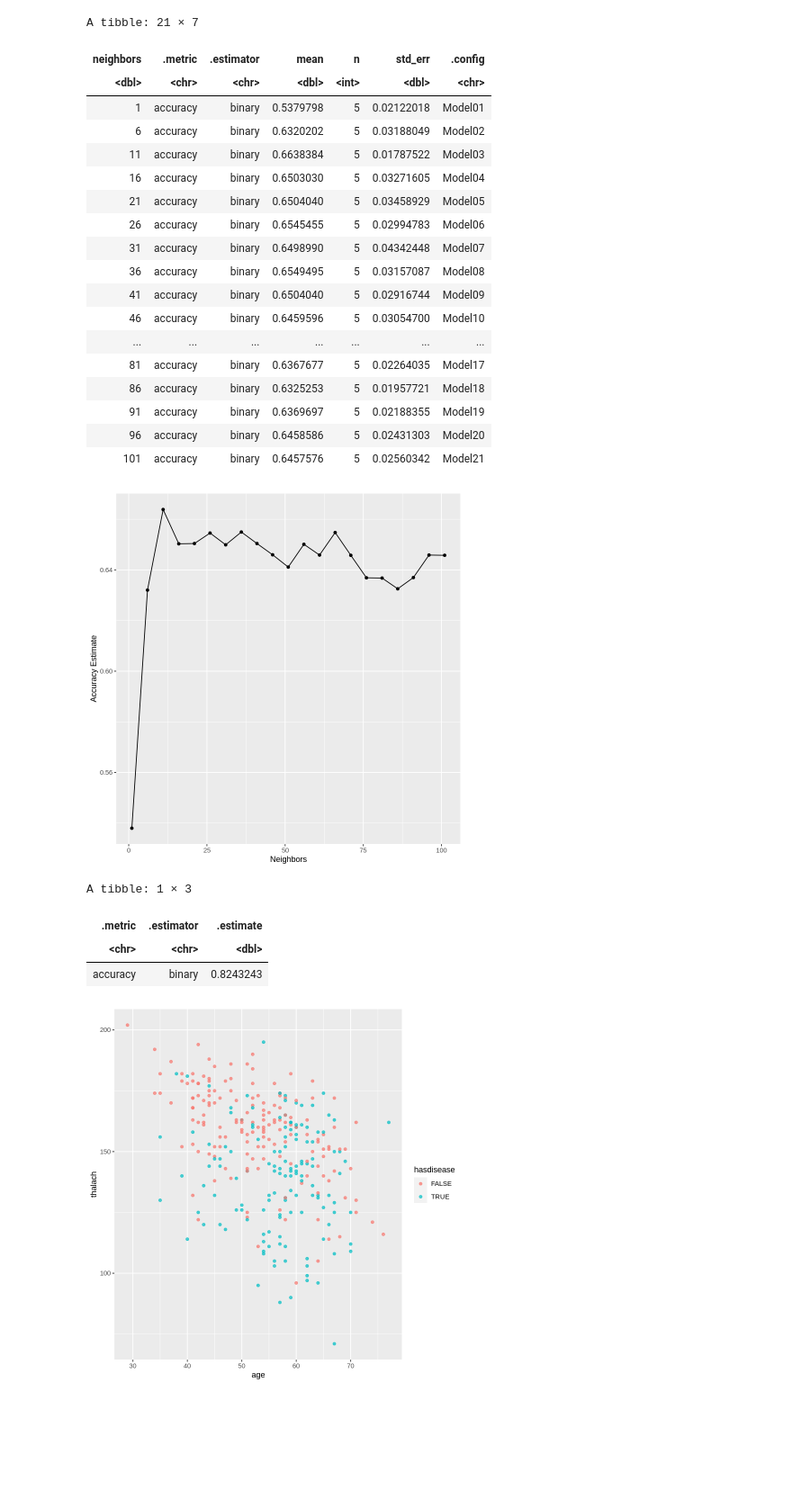
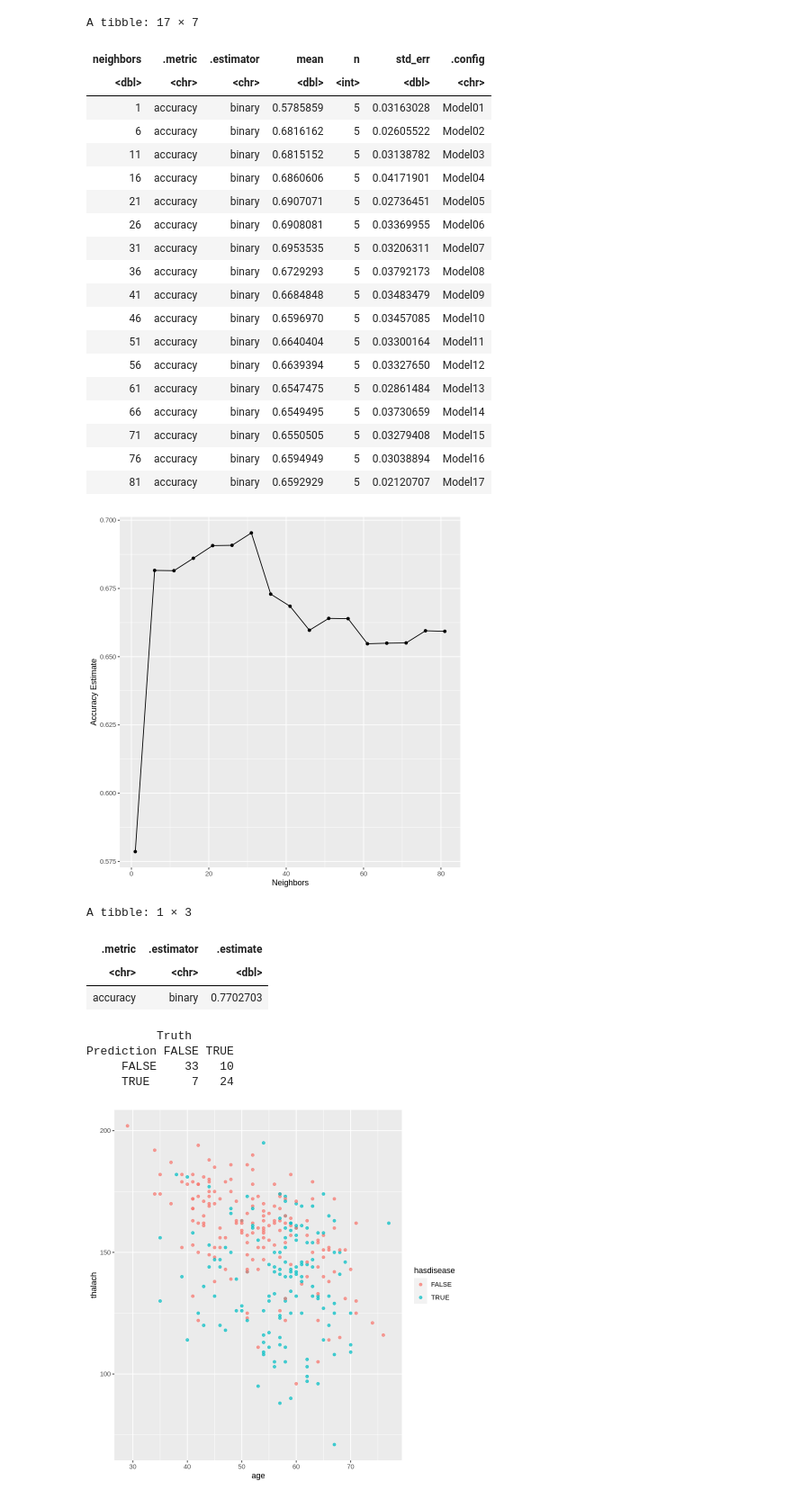
Before and after one commit to aliceterada/DSCI-Project, a Jupyter notebook: Project_Draft.ipynb, the cells around one changed output. Shown at 90% size. Drawn from its saved outputs; the diff is of its cells as text; code cells hidden in the pictures; blank space fills up the shorter version.

```diff
--- a/Project_Draft.ipynb
+++ b/Project_Draft.ipynb
@@ -6,7 +6,7 @@ library(dplyr)
 library(ggplot2)
 library(GGally)
 # %%
-seed <- 153
+seed <- 221
 
 set.seed(seed)
 cleveland_data <- read_csv("https://archive.ics.uci.edu/ml/machine-learning-databases/heart-disease/processed.cleveland.data", col_names = FALSE) %>%
@@ -72,56 +72,57 @@ A tibble: 223 × 15
 # %%
 set.seed(seed)
 
 vfold <- vfold_cv(heart_disease_train, v = 5, strata = hasdisease)
 
 heart_disease_recipe <- recipe(hasdisease ~ age + thalach, data = heart_disease_train) %>%
     step_center(all_predictors()) %>%
     step_scale(all_predictors())
 
 knn_tune <- nearest_neighbor(weight_func = "rectangular", neighbors = tune()) %>%
     set_engine("kknn") %>%
     set_mode("classification")
 
 knn_results <- workflow() %>%
     add_recipe(heart_disease_recipe) %>%
     add_model(knn_tune) %>%
-    tune_grid(resamples = vfold, grid = tibble(neighbors = seq(from = 1, to = 101, by = 5))) %>%
+    tune_grid(resamples = vfold, grid = tibble(neighbors = seq(from = 1, to = 81, by = 5))) %>%
     collect_metrics()
 
 accuracies <- knn_results %>%
     filter(.metric == "accuracy")
 accuracies
 
 accuracy_vs_k <- ggplot(accuracies, aes(x = neighbors, y = mean)) +
     geom_point() +
     geom_line() +
     labs(x = "Neighbors", y = "Accuracy Estimate")
 accuracy_vs_k
 # %% [output]
-A tibble: 21 × 7
+A tibble: 17 × 7
 | neighbors | .metric | .estimator | mean | n | std_err | .config |
 | <dbl> | <chr> | <chr> | <dbl> | <int> | <dbl> | <chr> |
-| 1 | accuracy | binary | 0.5379798 | 5 | 0.02122018 | Model01 |
-| 6 | accuracy | binary | 0.6320202 | 5 | 0.03188049 | Model02 |
-| 11 | accuracy | binary | 0.6638384 | 5 | 0.01787522 | Model03 |
-| 16 | accuracy | binary | 0.6503030 | 5 | 0.03271605 | Model04 |
-| 21 | accuracy | binary | 0.6504040 | 5 | 0.03458929 | Model05 |
-| 26 | accuracy | binary | 0.6545455 | 5 | 0.02994783 | Model06 |
-| 31 | accuracy | binary | 0.6498990 | 5 | 0.04342448 | Model07 |
-| 36 | accuracy | binary | 0.6549495 | 5 | 0.03157087 | Model08 |
-| 41 | accuracy | binary | 0.6504040 | 5 | 0.02916744 | Model09 |
-| 46 | accuracy | binary | 0.6459596 | 5 | 0.03054700 | Model10 |
-| ... | ... | ... | ... | ... | ... | ... |
-| 81 | accuracy | binary | 0.6367677 | 5 | 0.02264035 | Model17 |
-| 86 | accuracy | binary | 0.6325253 | 5 | 0.01957721 | Model18 |
-| 91 | accuracy | binary | 0.6369697 | 5 | 0.02188355 | Model19 |
-| 96 | accuracy | binary | 0.6458586 | 5 | 0.02431303 | Model20 |
-| 101 | accuracy | binary | 0.6457576 | 5 | 0.02560342 | Model21 |
+| 1 | accuracy | binary | 0.5785859 | 5 | 0.03163028 | Model01 |
+| 6 | accuracy | binary | 0.6816162 | 5 | 0.02605522 | Model02 |
+| 11 | accuracy | binary | 0.6815152 | 5 | 0.03138782 | Model03 |
+| 16 | accuracy | binary | 0.6860606 | 5 | 0.04171901 | Model04 |
+| 21 | accuracy | binary | 0.6907071 | 5 | 0.02736451 | Model05 |
+| 26 | accuracy | binary | 0.6908081 | 5 | 0.03369955 | Model06 |
+| 31 | accuracy | binary | 0.6953535 | 5 | 0.03206311 | Model07 |
+| 36 | accuracy | binary | 0.6729293 | 5 | 0.03792173 | Model08 |
+| 41 | accuracy | binary | 0.6684848 | 5 | 0.03483479 | Model09 |
+| 46 | accuracy | binary | 0.6596970 | 5 | 0.03457085 | Model10 |
+| 51 | accuracy | binary | 0.6640404 | 5 | 0.03300164 | Model11 |
+| 56 | accuracy | binary | 0.6639394 | 5 | 0.03327650 | Model12 |
+| 61 | accuracy | binary | 0.6547475 | 5 | 0.02861484 | Model13 |
+| 66 | accuracy | binary | 0.6549495 | 5 | 0.03730659 | Model14 |
+| 71 | accuracy | binary | 0.6550505 | 5 | 0.03279408 | Model15 |
+| 76 | accuracy | binary | 0.6594949 | 5 | 0.03038894 | Model16 |
+| 81 | accuracy | binary | 0.6592929 | 5 | 0.02120707 | Model17 |
-[figure, old version]
+[figure, new version]
 # %%
 set.seed(seed)
 
-knn_spec <- nearest_neighbor(weight_func = "rectangular", neighbors = 21) %>%
+knn_spec <- nearest_neighbor(weight_func = "rectangular", neighbors = 25) %>%
     set_engine("kknn") %>%
     set_mode("classification")
 
@@ -130,16 +131,26 @@ knn_fit <- workflow() %>%
     add_model(knn_spec) %>%
     fit(data = heart_disease_train)
 
-cancer_test_predictions <- predict(knn_fit, heart_disease_test) %>%
-    bind_cols(heart_disease_test) %>%
+heart_disease_test_predictions <- predict(knn_fit, heart_disease_test) %>%
+    bind_cols(heart_disease_test)
+
+heart_disease_test_accuracy <- heart_disease_test_predictions %>%
     metrics(truth = hasdisease, estimate = .pred_class) %>%
     filter(.metric == "accuracy")
-cancer_test_predictions
+heart_disease_test_accuracy
 # %% [output]
 A tibble: 1 × 3
 | .metric | .estimator | .estimate |
 | <chr> | <chr> | <dbl> |
-| accuracy | binary | 0.8243243 |
+| accuracy | binary | 0.7702703 |
+# %%
+heart_disease_test_predictions %>%
+    conf_mat(truth = hasdisease, estimate = .pred_class)
+# %% [output]
+          Truth
+Prediction FALSE TRUE
+     FALSE    33   10
+     TRUE      7   24
 # %%
 scatterplot <- cleveland_data %>%
     ggplot(aes(x = age, y = thalach, colour = hasdisease)) +
```
Also changed, not shown: parts of 1 cell of this notebook.
